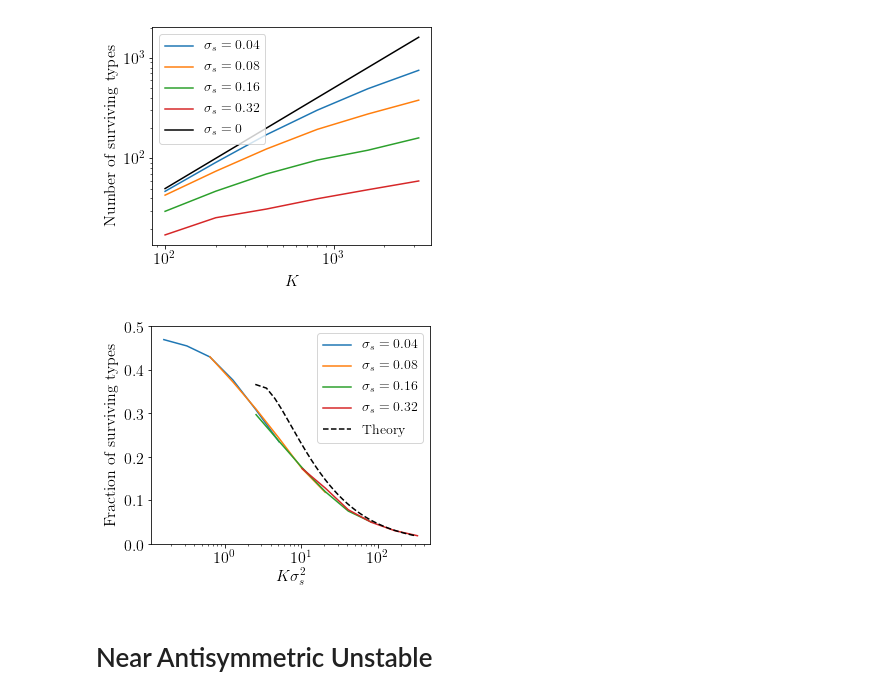
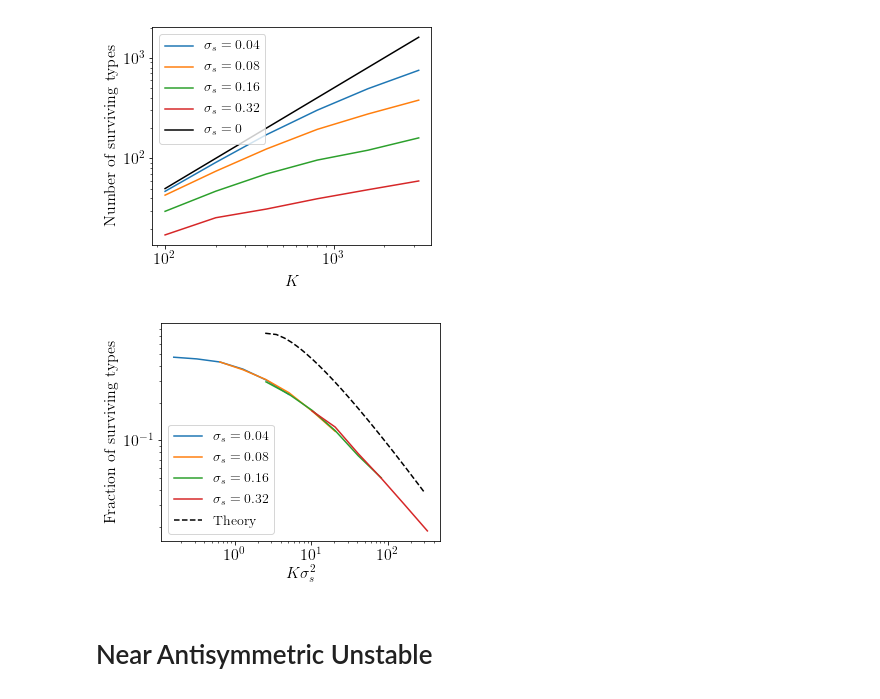
Before and after one commit to eco-theory/Island-eco-figures, a Jupyter notebook: Figure_plotting_2019_02.ipynb, the cells around one changed output. Cells and saved outputs as stored; diff of their text form; code cells hidden in the pictures.

```diff
--- a/Figure_plotting_2019_02.ipynb
+++ b/Figure_plotting_2019_02.ipynb
@@ -512,19 +519,20 @@ plt.savefig('figures/fit_diff_surviving.pdf',transparent=True)
 # %%
 plt.figure(figsize=(5,4))
 for i,sig_s in enumerate(sig_ss):
     K_eff = np.array(Ks)*(sig_s**2)
 
     plt.plot(K_eff,frac_surv_ave[:,i],label=r'$\sigma_s = {:.2f}$'.format(sig_s))
 K_eff_theory = np.arange(2.5,300,1)
-plt.plot(K_eff_theory,np.log(K_eff_theory)/K_eff_theory,color='k',ls='--',label='Theory')
-plt.legend(loc='upper right',fontsize=14)
-plt.ylim((0,0.5))
+plt.plot(K_eff_theory,2*np.log(K_eff_theory)/K_eff_theory,color='k',ls='--',label='Theory')
+plt.legend(loc='lower left',fontsize=14)
+#plt.ylim((0,0.5))
 plt.xlabel(r'$K\sigma_{s}^{2}$')
 plt.ylabel('Fraction of surviving types')
 plt.xscale('log')
+plt.yscale('log')
 plt.savefig('figures/fit_diff_rescaled.pdf',transparent=True)
 # %% [output]
-[figure, old version]
+[figure, new version]
 # %% [markdown]
 # Near Antisymmetric Unstable
 # %% [markdown]
```
Also changed, not shown: parts of 23 cells of this notebook, 17 other files.
